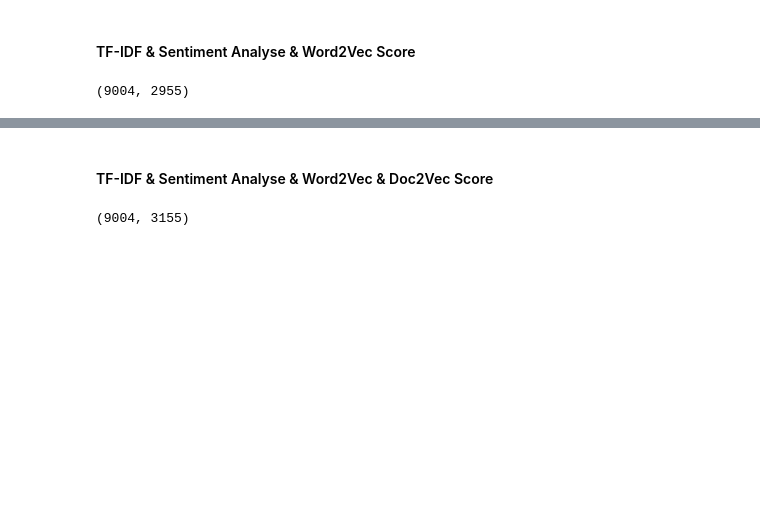
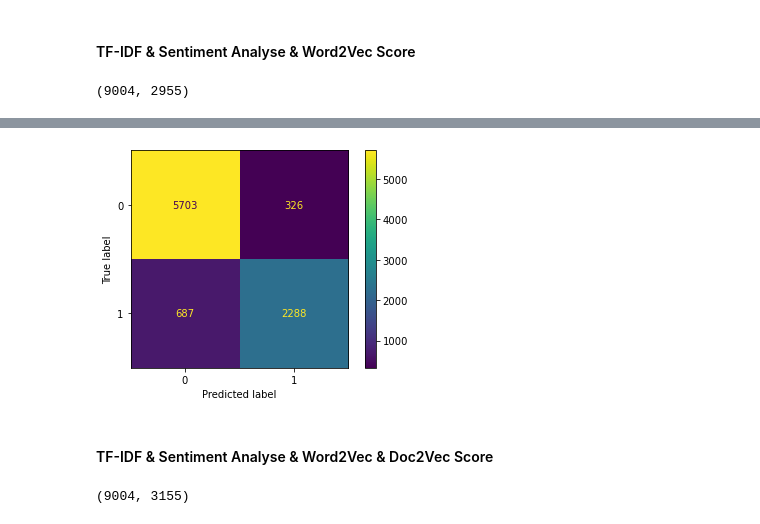
Before and after one commit to SexyRaxy/Software-Projekt, a Jupyter notebook: FINALFINALFINAL.ipynb, the cells around one changed output, grey strips where cells are left out. Cells and saved outputs as stored; diff of their text form; code cells hidden in the pictures; blank space fills up the shorter version.

```diff
--- a/FINALFINALFINAL.ipynb
+++ b/FINALFINALFINAL.ipynb
@@ -681,3 +682,10 @@ weighted avg       0.89      0.89      0.88      9004
+# %%
+from sklearn.metrics import plot_confusion_matrix
+
+plot_confusion_matrix(model, x, y)
+plt.show()
+# %% [output]
+[figure, added]
 # %% [markdown]
 #### TF-IDF & Sentiment Analyse & Word2Vec & Doc2Vec Score
 # %%
```
Also changed, not shown: parts of 11 cells of this notebook.
